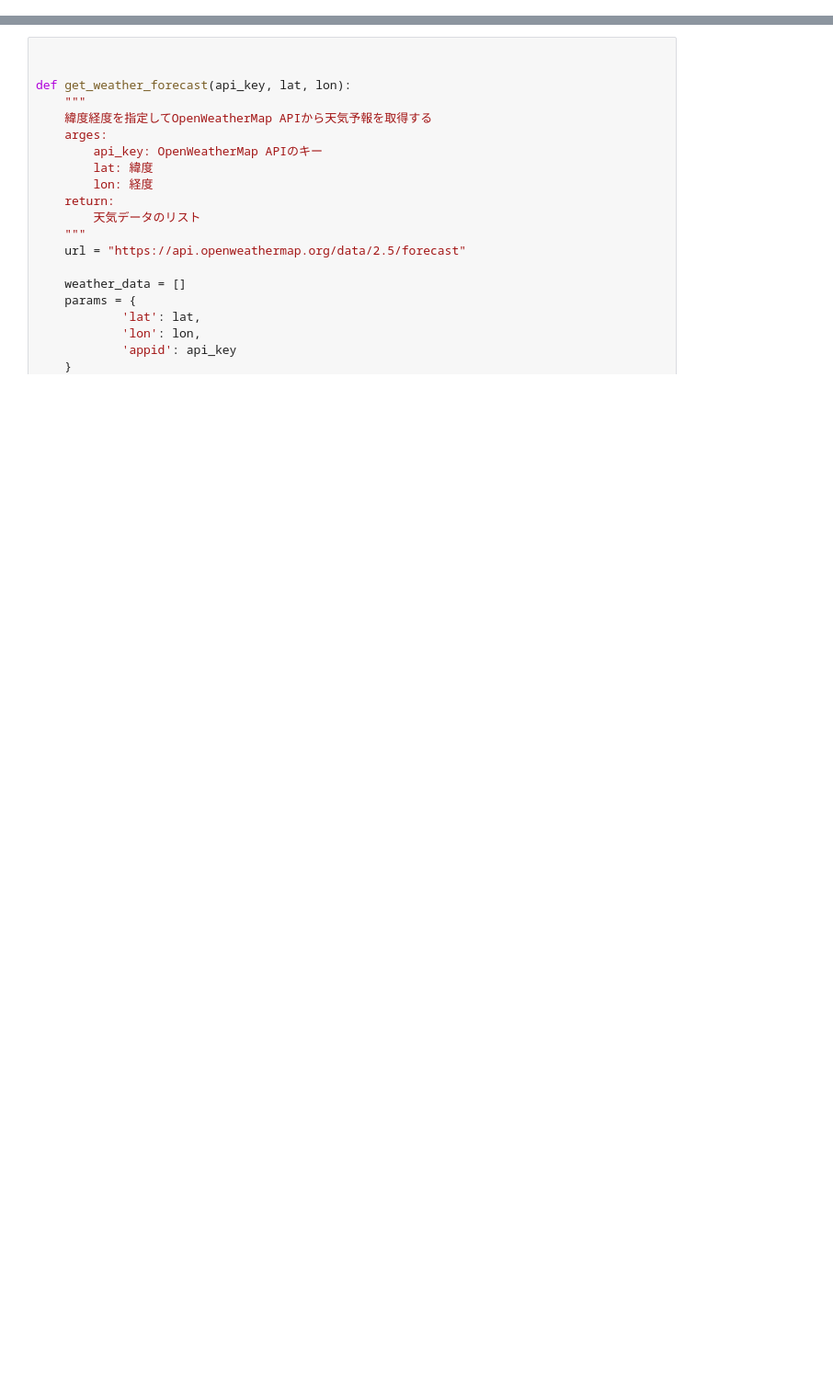
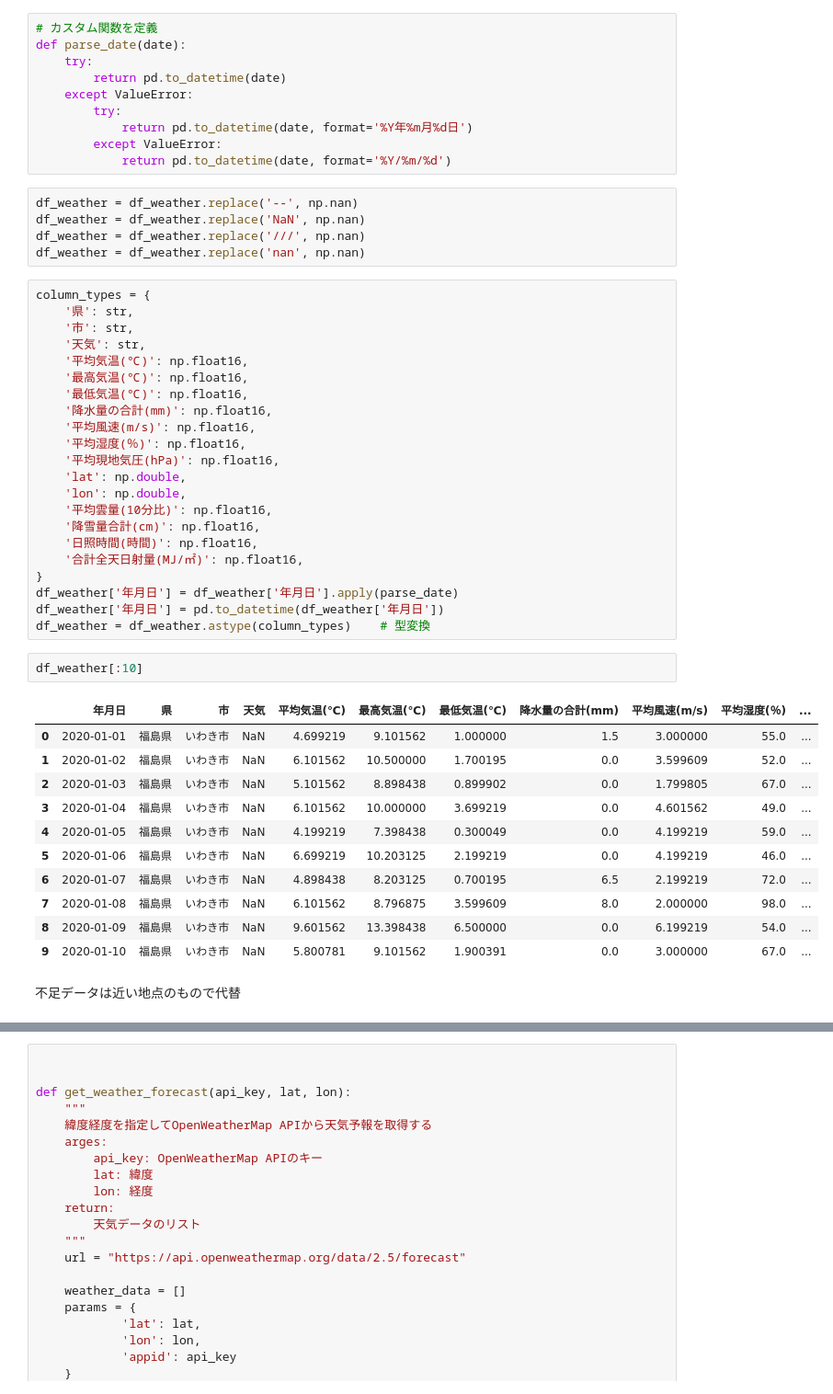
Before and after one commit to Naoya-Yasuda/MANABI_DX_QUEST_2023_PrePoC, a Jupyter notebook: notebook/weather_data_fetcher.ipynb, the cells around one changed output, grey strips where cells are left out. Shown at 92% size. Cells and saved outputs as stored; diff of their text form; blank space fills up the shorter version.

Commit message:
天気データを取得。point_historyに結合し、point_history_cleansing_weatherに出力。

```diff
--- a/notebook/weather_data_fetcher.ipynb
+++ b/notebook/weather_data_fetcher.ipynb
@@ -18,0 +110,53 @@ pd.set_option('display.max_columns', 100)
+# %%
+# カスタム関数を定義
+def parse_date(date):
+    try:
+        return pd.to_datetime(date)
+    except ValueError:
+        try:
+            return pd.to_datetime(date, format='%Y年%m月%d日')
+        except ValueError:
+            return pd.to_datetime(date, format='%Y/%m/%d')
+# %%
+df_weather = df_weather.replace('--', np.nan)
+df_weather = df_weather.replace('NaN', np.nan)
+df_weather = df_weather.replace('///', np.nan)
+df_weather = df_weather.replace('nan', np.nan)
+# %%
+column_types = {
+    '県': str,
+    '市': str,
+    '天気': str,
+    '平均気温(℃)': np.float16,
+    '最高気温(℃)': np.float16,
+    '最低気温(℃)': np.float16,
+    '降水量の合計(mm)': np.float16,
+    '平均風速(m/s)': np.float16,
+    '平均湿度(％)': np.float16,
+    '平均現地気圧(hPa)': np.float16,
+    'lat': np.double,
+    'lon': np.double,
+    '平均雲量(10分比)': np.float16,
+    '降雪量合計(cm)': np.float16,
+    '日照時間(時間)': np.float16,
+    '合計全天日射量(MJ/㎡)': np.float16,
+}
+df_weather['年月日'] = df_weather['年月日'].apply(parse_date)
+df_weather['年月日'] = pd.to_datetime(df_weather['年月日'])
+df_weather = df_weather.astype(column_types)    # 型変換
+# %%
+df_weather[:10]
+# %% [output]
+|  | 年月日 | 県 | 市 | 天気 | 平均気温(℃) | 最高気温(℃) | 最低気温(℃) | 降水量の合計(mm) | 平均風速(m/s) | 平均湿度(％) | ... |
+| 0 | 2020-01-01 | 福島県 | いわき市 | NaN | 4.699219 | 9.101562 | 1.000000 | 1.5 | 3.000000 | 55.0 | ... |
+| 1 | 2020-01-02 | 福島県 | いわき市 | NaN | 6.101562 | 10.500000 | 1.700195 | 0.0 | 3.599609 | 52.0 | ... |
+| 2 | 2020-01-03 | 福島県 | いわき市 | NaN | 5.101562 | 8.898438 | 0.899902 | 0.0 | 1.799805 | 67.0 | ... |
+| 3 | 2020-01-04 | 福島県 | いわき市 | NaN | 6.101562 | 10.000000 | 3.699219 | 0.0 | 4.601562 | 49.0 | ... |
+| 4 | 2020-01-05 | 福島県 | いわき市 | NaN | 4.199219 | 7.398438 | 0.300049 | 0.0 | 4.199219 | 59.0 | ... |
+| 5 | 2020-01-06 | 福島県 | いわき市 | NaN | 6.699219 | 10.203125 | 2.199219 | 0.0 | 4.199219 | 46.0 | ... |
+| 6 | 2020-01-07 | 福島県 | いわき市 | NaN | 4.898438 | 8.203125 | 0.700195 | 6.5 | 2.199219 | 72.0 | ... |
+| 7 | 2020-01-08 | 福島県 | いわき市 | NaN | 6.101562 | 8.796875 | 3.599609 | 8.0 | 2.000000 | 98.0 | ... |
+| 8 | 2020-01-09 | 福島県 | いわき市 | NaN | 9.601562 | 13.398438 | 6.500000 | 0.0 | 6.199219 | 54.0 | ... |
+| 9 | 2020-01-10 | 福島県 | いわき市 | NaN | 5.800781 | 9.101562 | 1.900391 | 0.0 | 3.000000 | 67.0 | ... |
+# %% [markdown]
+不足データは近い地点のもので代替
```
Also changed, not shown: parts of 27 cells of this notebook, 1 other file.
